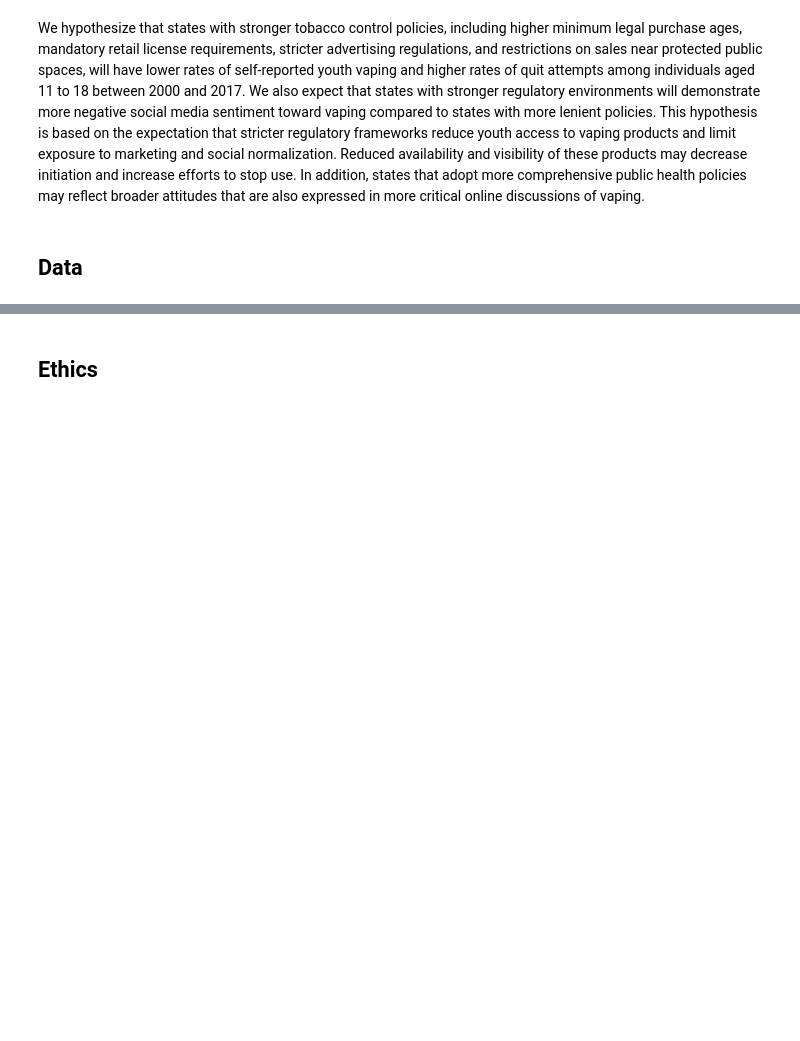
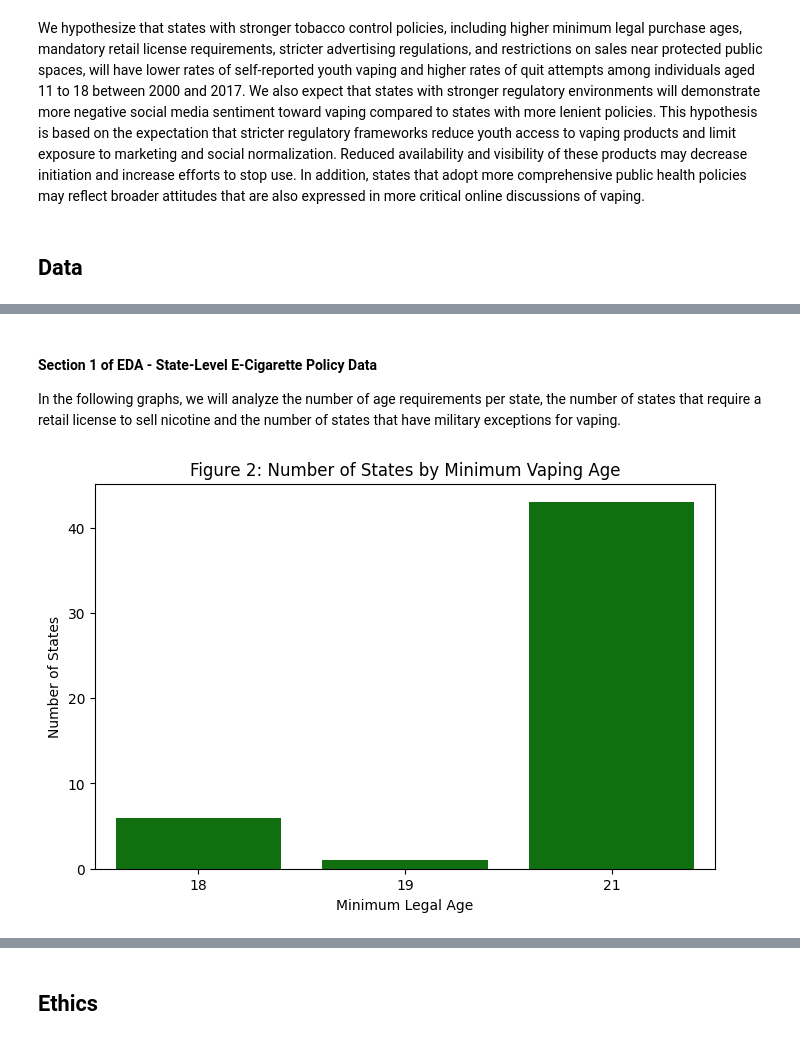
Before and after one commit to COGS108/Group103_WI26, a Jupyter notebook: 03-FinalProject.ipynb, the cells around one changed output, grey strips where cells are left out. Drawn from its saved outputs; the diff is of its cells as text; code cells hidden in the pictures; blank space fills up the shorter version.

```diff
--- a/03-FinalProject.ipynb
+++ b/03-FinalProject.ipynb
@@ -167,0 +697,15 @@ Some more words and stuff.  Remember notebooks work best if you interleave the c
+# %% [markdown]
+#### Section 1 of EDA - State-Level E-Cigarette Policy Data
+
+In the following graphs, we will analyze the number of age requirements per state, the number of states that require a retail license to sell nicotine and the number of states that have military exceptions for vaping.
+# %%
+policy_eda_data = pd.read_csv("data/02-processed/policy_data_cleaned.csv")
+# %%
+plt.figure(figsize=(8,5))
+sns.countplot(x='Age', color='green', data=policy_eda_data, legend=False)
+plt.xlabel("Minimum Legal Age")
+plt.ylabel("Number of States")
+plt.title("Figure 2: Number of States by Minimum Vaping Age")
+plt.show()
+# %% [output]
+[figure, added]
```
Also changed, not shown: parts of 110 cells of this notebook.
